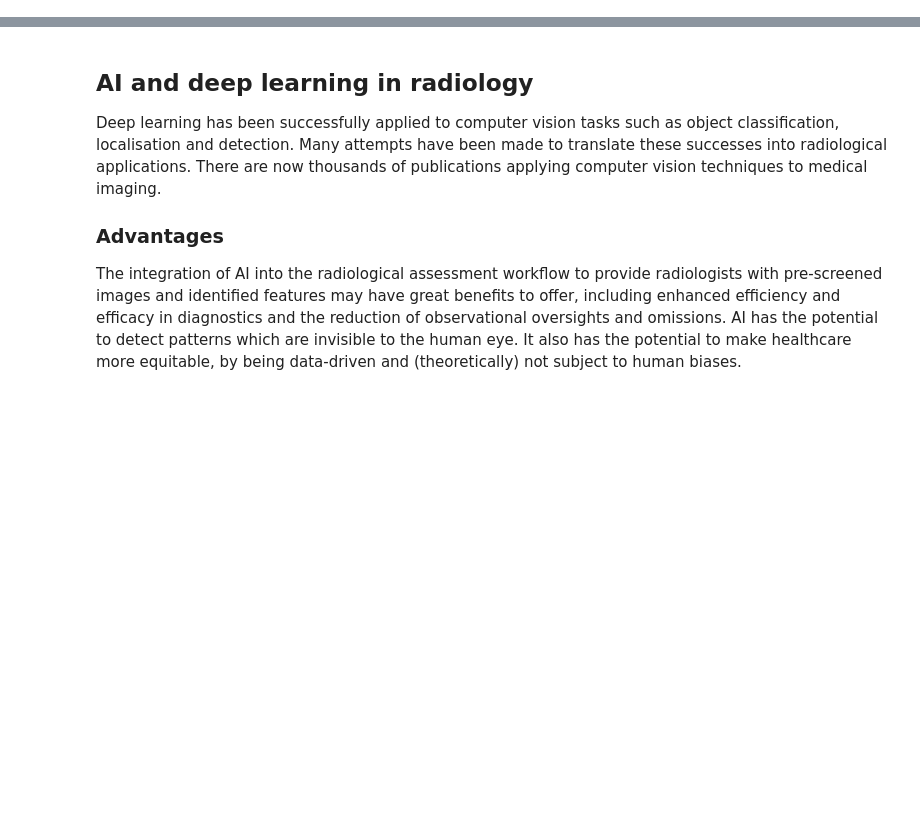
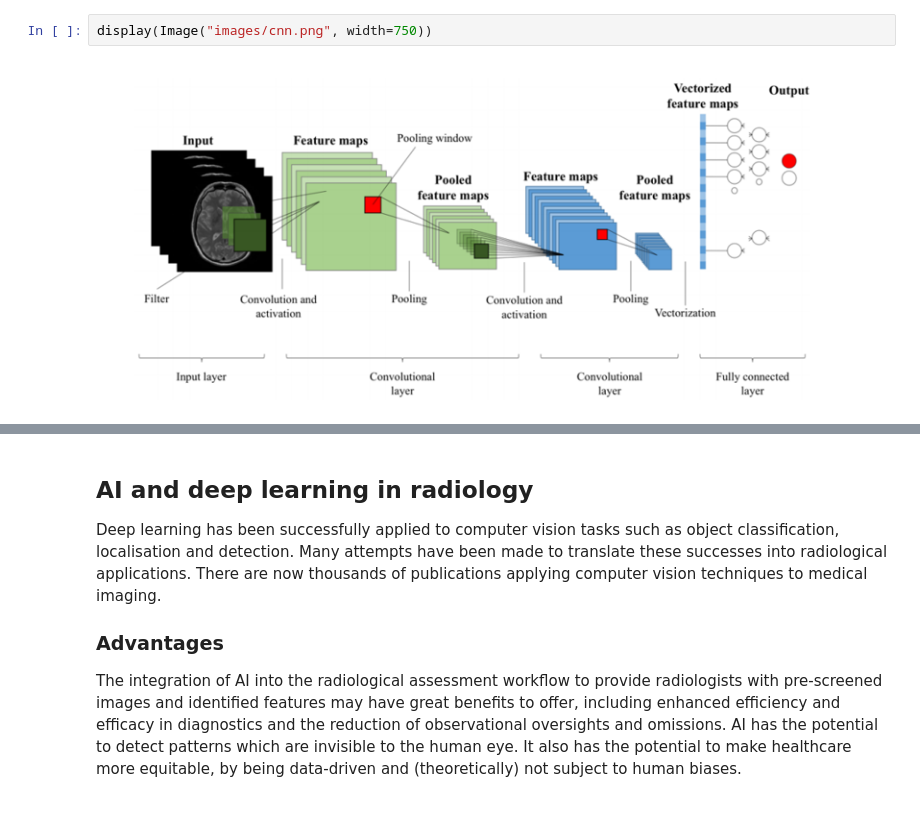
Before and after one commit to plymouth-neuroimaging/research-academy, a Jupyter notebook: 03_Keras/neural_networks.ipynb, the cells around one changed output, grey strips where cells are left out. Cells and saved outputs as stored; diff of their text form; blank space fills up the shorter version.

```diff
--- a/03_Keras/neural_networks.ipynb
+++ b/03_Keras/neural_networks.ipynb
@@ -34,0 +29,4 @@ A convolutional neural network (CNN) is a specific type of neural network that i
+# %%
+display(Image("images/cnn.png", width=750))
+# %% [output]
+[figure, added]
```
Also changed, not shown: parts of 5 cells of this notebook.
